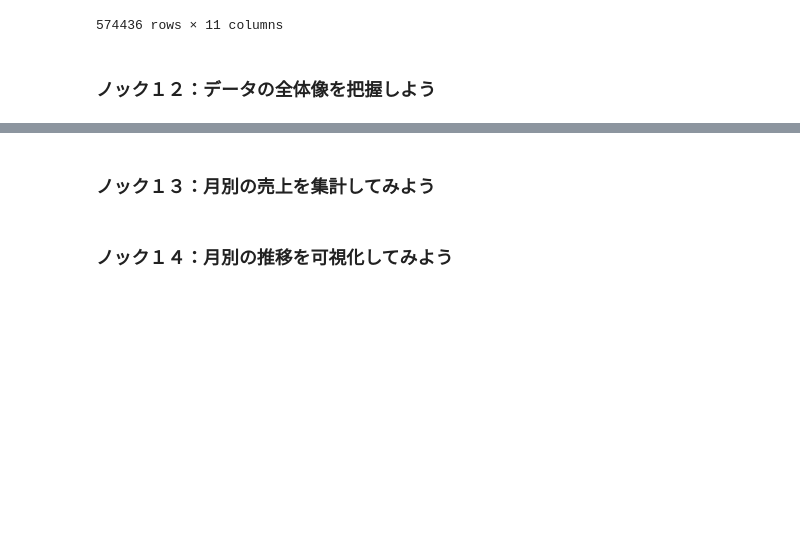
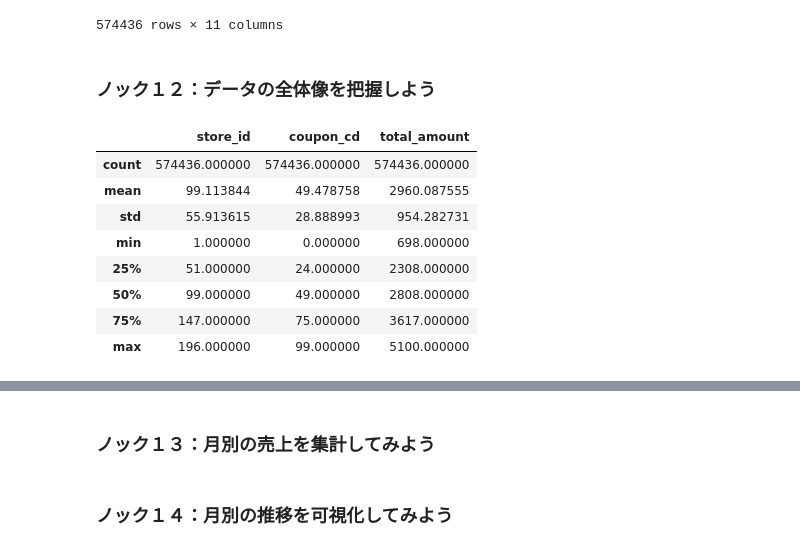
Before and after one commit to GitHiru/ml_academic, a Jupyter notebook: various/offline/books/MLSys_100Knocks/main_chapter/chapter02/study_visualization.ipynb, the cells around one changed output, grey strips where cells are left out. Drawn from its saved outputs; the diff is of its cells as text; code cells hidden in the pictures; blank space fills up the shorter version.

```diff
--- a/various/offline/books/MLSys_100Knocks/main_chapter/chapter02/study_visualization.ipynb
+++ b/various/offline/books/MLSys_100Knocks/main_chapter/chapter02/study_visualization.ipynb
@@ -88,3 +88,16 @@ analyze_data
 574436 rows × 11 columns
 # %% [markdown]
 ### ノック１２：データの全体像を把握しよう
+# %%
+#データ統計量を確認
+analyze_data.describe()
+# %% [output]
+|  | store_id | coupon_cd | total_amount |
+| count | 574436.000000 | 574436.000000 | 574436.000000 |
+| mean | 99.113844 | 49.478758 | 2960.087555 |
+| std | 55.913615 | 28.888993 | 954.282731 |
+| min | 1.000000 | 0.000000 | 698.000000 |
+| 25% | 51.000000 | 24.000000 | 2308.000000 |
+| 50% | 99.000000 | 49.000000 | 2808.000000 |
+| 75% | 147.000000 | 75.000000 | 3617.000000 |
+| max | 196.000000 | 99.000000 | 5100.000000 |
```
Also changed, not shown: parts of 5 cells of this notebook.
